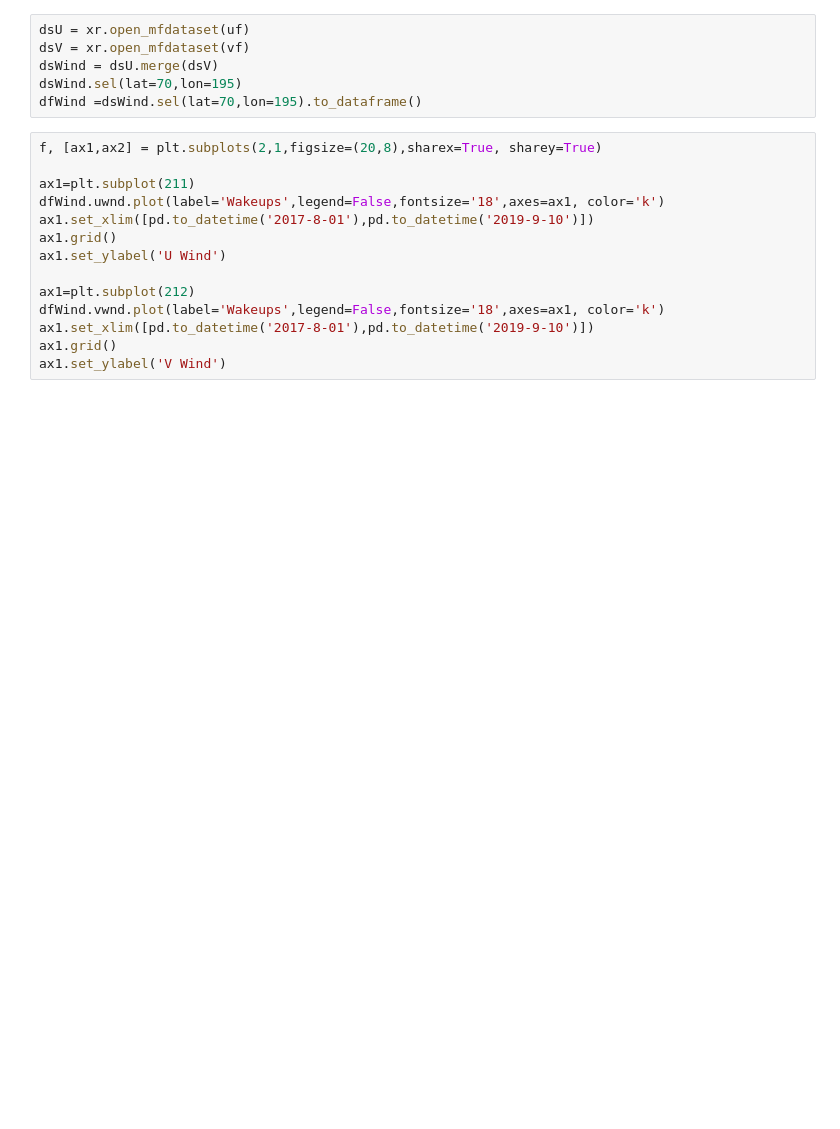
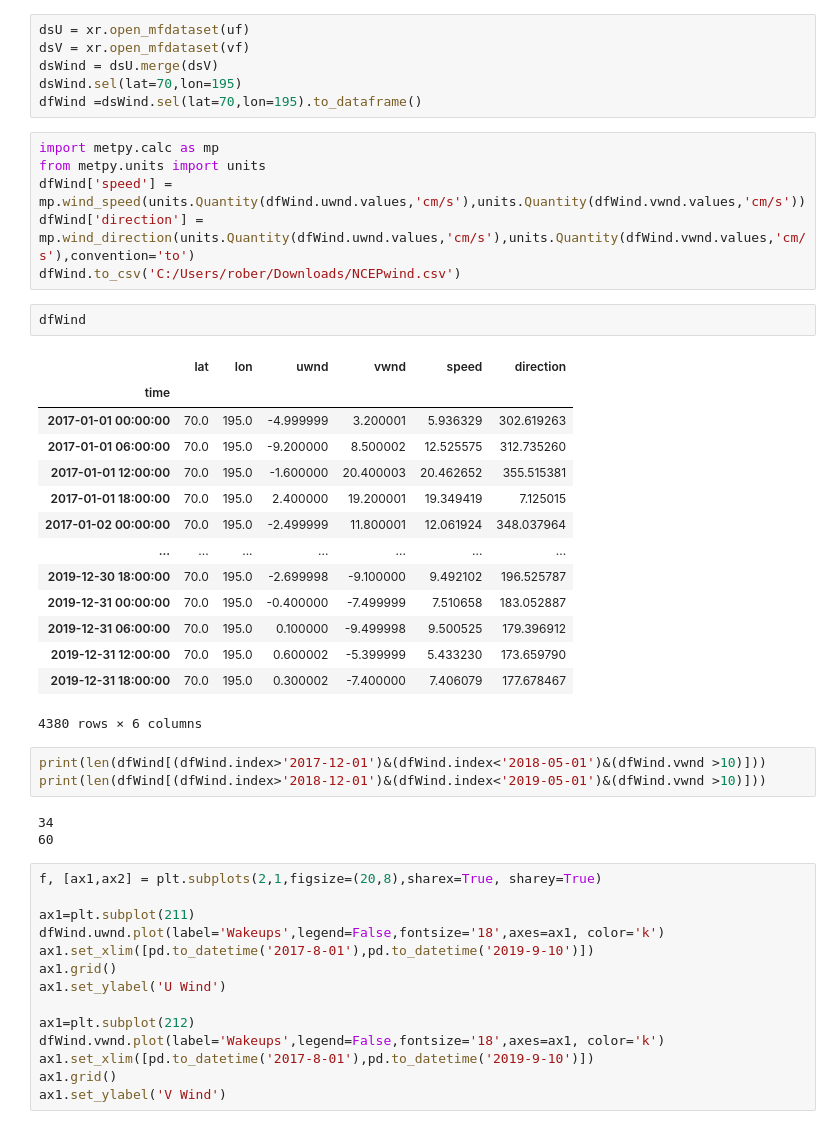
Before and after one commit to leviner/MooredEchosounders, a Jupyter notebook: code/ncepwinds.ipynb, the cells around one changed output. Saved outputs shown, nothing was run; the diff lists cells and outputs as text; blank space fills up the shorter version.

```diff
--- a/code/ncepwinds.ipynb
+++ b/code/ncepwinds.ipynb
@@ -12,6 +12,35 @@ dsV = xr.open_mfdataset(vf)
 dsWind = dsU.merge(dsV)
 dsWind.sel(lat=70,lon=195)
 dfWind =dsWind.sel(lat=70,lon=195).to_dataframe()
+# %%
+import metpy.calc as mp
+from metpy.units import units
+dfWind['speed'] = mp.wind_speed(units.Quantity(dfWind.uwnd.values,'cm/s'),units.Quantity(dfWind.vwnd.values,'cm/s'))
+dfWind['direction'] = mp.wind_direction(units.Quantity(dfWind.uwnd.values,'cm/s'),units.Quantity(dfWind.vwnd.values,'cm/s'),convention='to')
+dfWind.to_csv('C:/Users/rober/Downloads/NCEPwind.csv')
+# %%
+dfWind
+# %% [output]
+|  | lat | lon | uwnd | vwnd | speed | direction |
+| time |  |  |  |  |  |  |
+| 2017-01-01 00:00:00 | 70.0 | 195.0 | -4.999999 | 3.200001 | 5.936329 | 302.619263 |
+| 2017-01-01 06:00:00 | 70.0 | 195.0 | -9.200000 | 8.500002 | 12.525575 | 312.735260 |
+| 2017-01-01 12:00:00 | 70.0 | 195.0 | -1.600000 | 20.400003 | 20.462652 | 355.515381 |
+| 2017-01-01 18:00:00 | 70.0 | 195.0 | 2.400000 | 19.200001 | 19.349419 | 7.125015 |
+| 2017-01-02 00:00:00 | 70.0 | 195.0 | -2.499999 | 11.800001 | 12.061924 | 348.037964 |
+| ... | ... | ... | ... | ... | ... | ... |
+| 2019-12-30 18:00:00 | 70.0 | 195.0 | -2.699998 | -9.100000 | 9.492102 | 196.525787 |
+| 2019-12-31 00:00:00 | 70.0 | 195.0 | -0.400000 | -7.499999 | 7.510658 | 183.052887 |
+| 2019-12-31 06:00:00 | 70.0 | 195.0 | 0.100000 | -9.499998 | 9.500525 | 179.396912 |
+| 2019-12-31 12:00:00 | 70.0 | 195.0 | 0.600002 | -5.399999 | 5.433230 | 173.659790 |
+| 2019-12-31 18:00:00 | 70.0 | 195.0 | 0.300002 | -7.400000 | 7.406079 | 177.678467 |
+4380 rows × 6 columns
+# %%
+print(len(dfWind[(dfWind.index>'2017-12-01')&(dfWind.index<'2018-05-01')&(dfWind.vwnd >10)]))
+print(len(dfWind[(dfWind.index>'2018-12-01')&(dfWind.index<'2019-05-01')&(dfWind.vwnd >10)]))
+# %% [output]
+34
+60
 # %%
 f, [ax1,ax2] = plt.subplots(2,1,figsize=(20,8),sharex=True, sharey=True)
 
```
Also changed, not shown: 1 other file.
